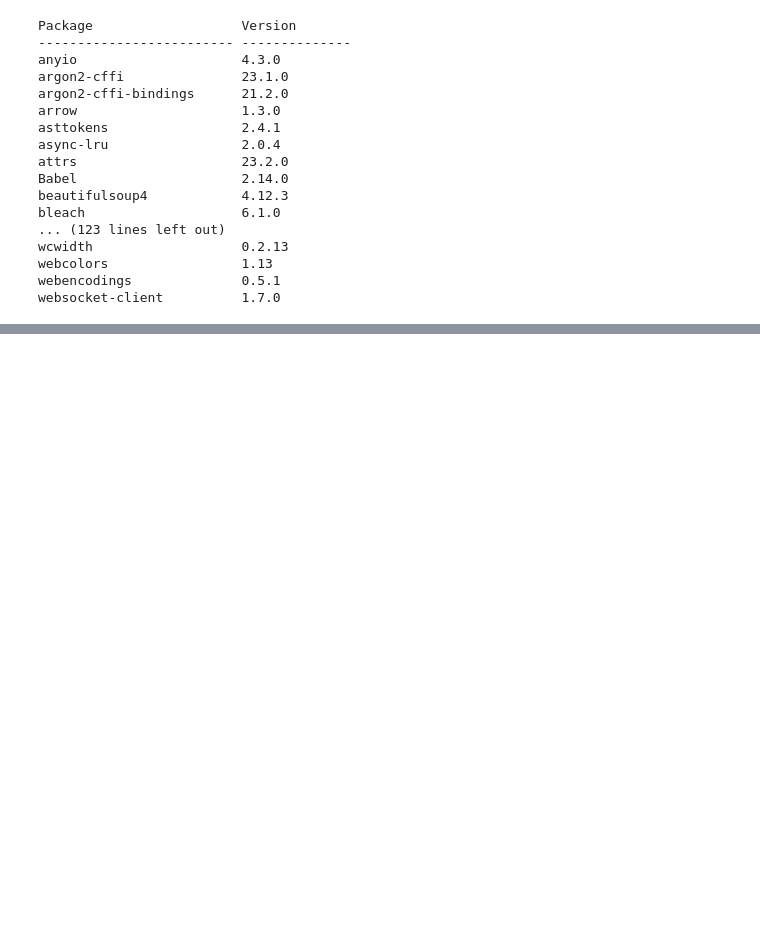
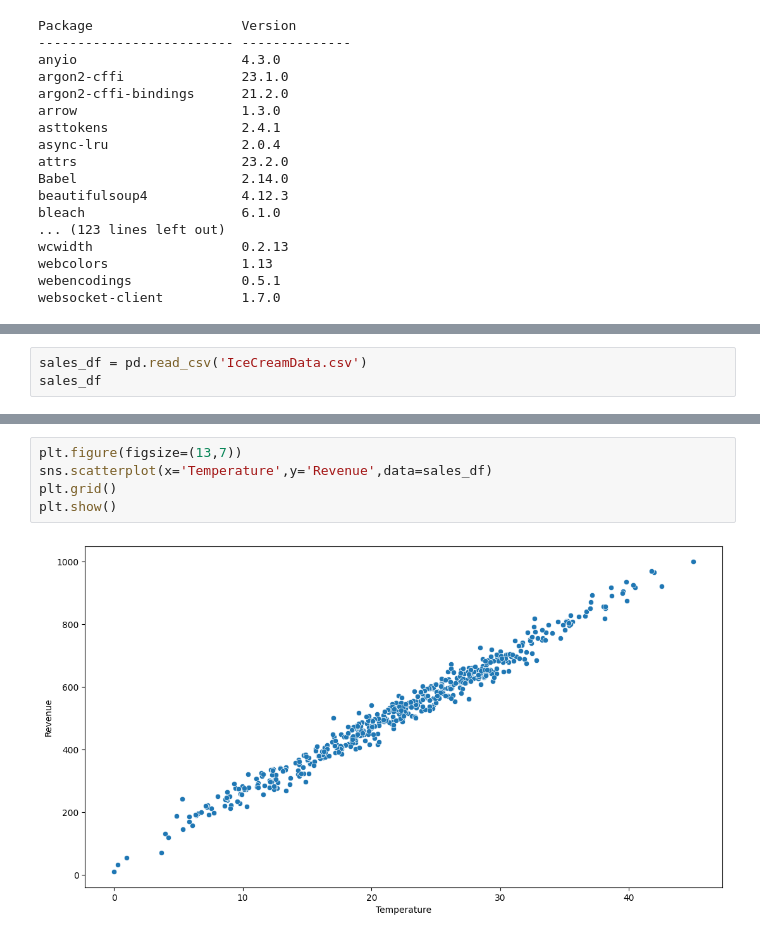
Before and after one commit to dnlsyfq/ml_linear_regression_v2, a Jupyter notebook: crsr_absolutebeginner_simplelinearregression.ipynb, the cells around one changed output, grey strips where cells are left out. Drawn from its saved outputs; the diff is of its cells as text; blank space fills up the shorter version.

```diff
--- a/crsr_absolutebeginner_simplelinearregression.ipynb
+++ b/crsr_absolutebeginner_simplelinearregression.ipynb
@@ -27,0 +31,3 @@ Output /
+# %%
+sales_df = pd.read_csv('IceCreamData.csv')
+sales_df
@@ -27,0 +78,7 @@ Output /
+# %%
+plt.figure(figsize=(13,7))
+sns.scatterplot(x='Temperature',y='Revenue',data=sales_df)
+plt.grid()
+plt.show()
+# %% [output]
+[figure, added]
```
Also changed, not shown: parts of 9 cells of this notebook.
